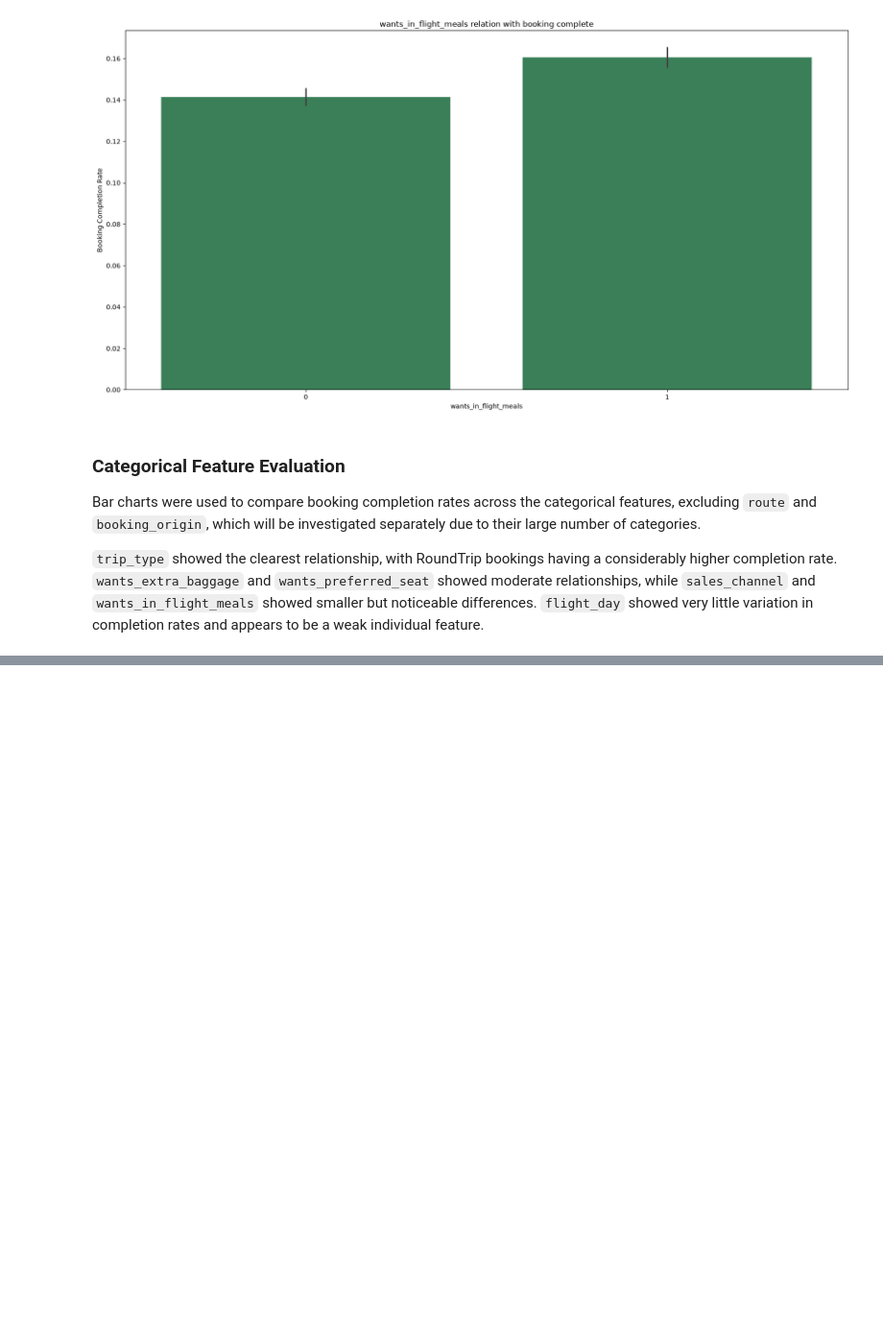
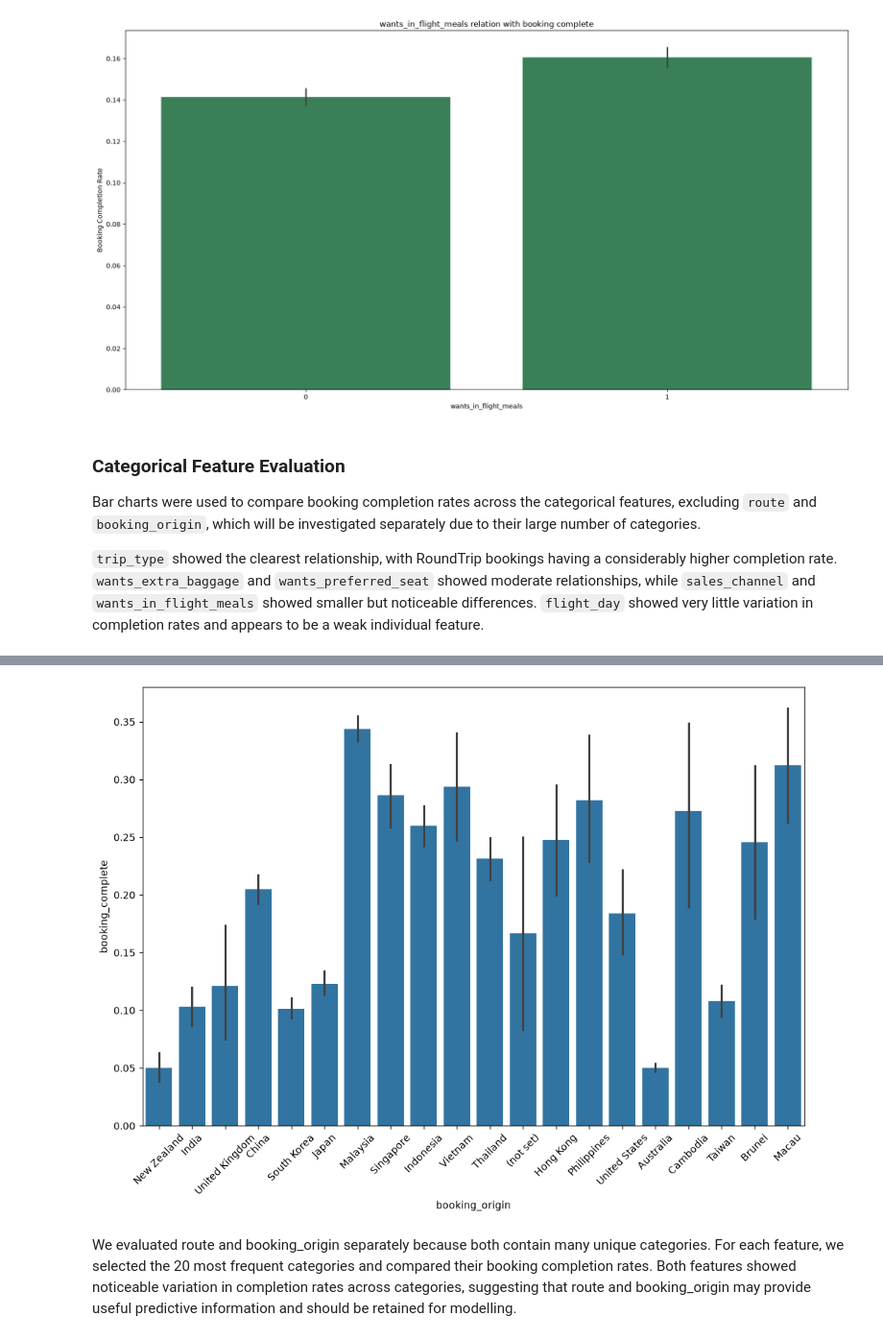
Before and after one commit to Aalli-Talpur/British-airways-data-science-job-simulation, a Jupyter notebook: british_airways_booking_prediction.ipynb, the cells around one changed output, grey strips where cells are left out. Shown at 96% size. Drawn from its saved outputs; the diff is of its cells as text; code cells hidden in the pictures; blank space fills up the shorter version.

```diff
--- a/british_airways_booking_prediction.ipynb
+++ b/british_airways_booking_prediction.ipynb
@@ -240,0 +301,12 @@ Bar charts were used to compare booking completion rates across the categorical
+# %%
+top20 = df['booking_origin'].value_counts().head(20).index
+filtered = df[df["booking_origin"].isin(top20)]
+
+plt.figure(figsize=(12,8))
+sns.barplot(data=filtered, x="booking_origin", y="booking_complete")
+plt.xticks(rotation=45)
+plt.show()
+# %% [output]
+[figure, added]
+# %% [markdown]
+We evaluated route and booking_origin separately because both contain many unique categories. For each feature, we selected the 20 most frequent categories and compared their booking completion rates. Both features showed noticeable variation in completion rates across categories, suggesting that route and booking_origin may provide useful predictive information and should be retained for modelling.
```
Also changed, not shown: parts of 4 cells of this notebook.
